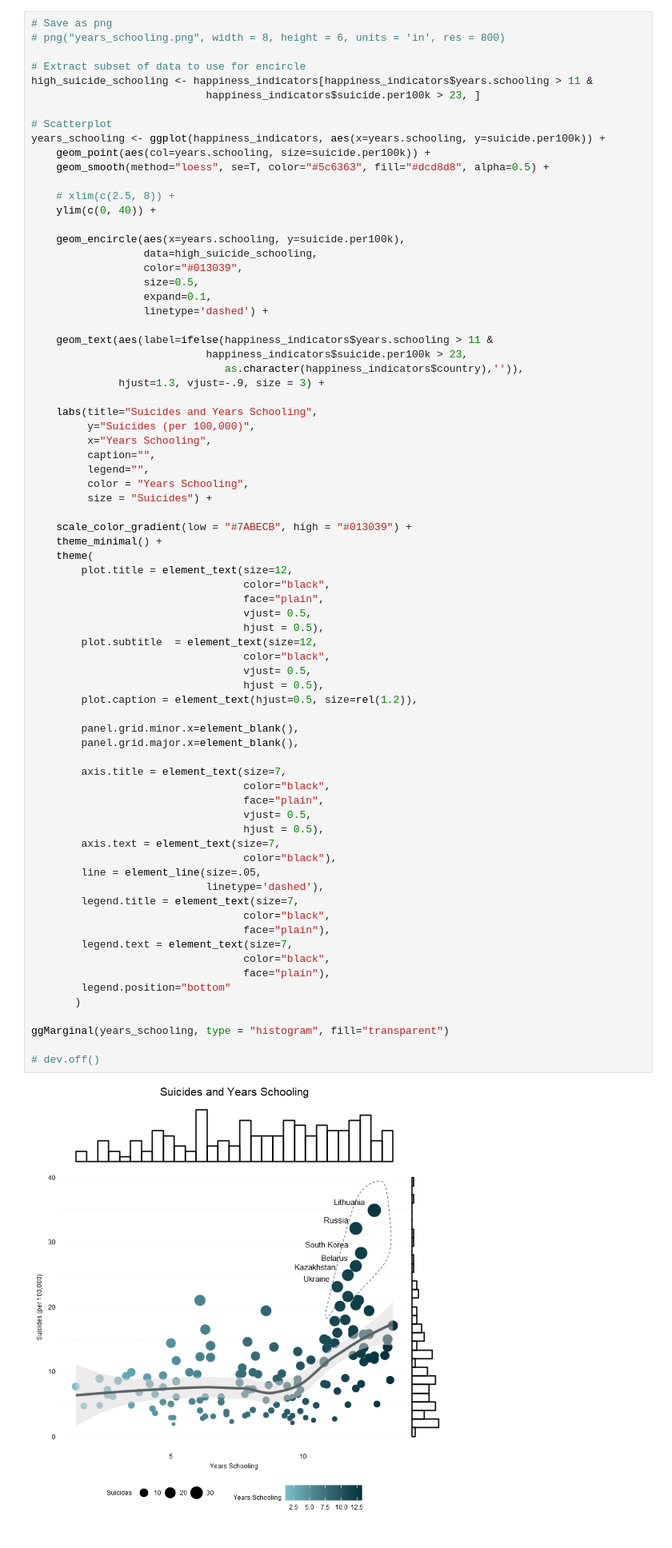
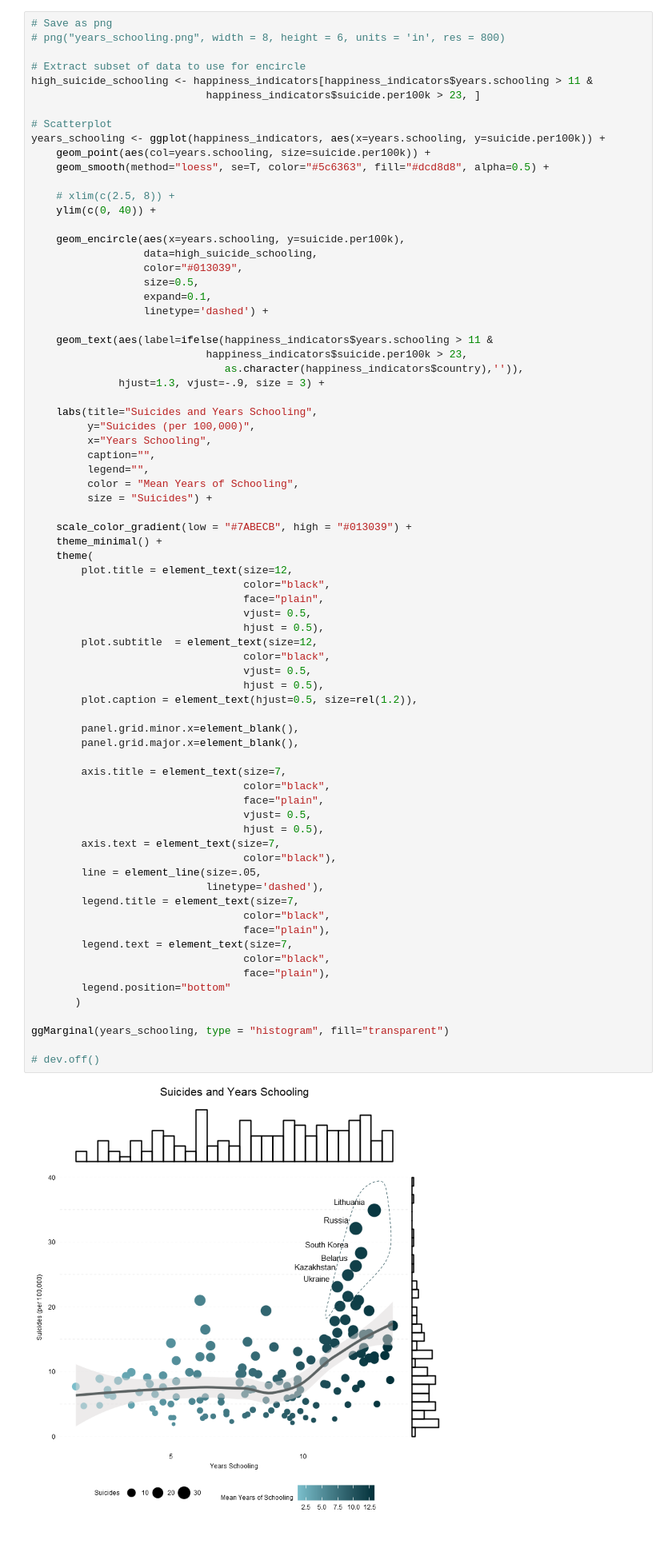
Before and after one commit to BarbaraStempien/DA--Happiness-Wealth-Suicide, a Jupyter notebook: Happiness, Wealth, and Suicide - Unexpected Trends.ipynb, the cells around one changed output. Shown: that part at 80% size. Cells and saved outputs as stored; diff of their text form.

```diff
--- a/Happiness, Wealth, and Suicide - Unexpected Trends.ipynb
+++ b/Happiness, Wealth, and Suicide - Unexpected Trends.ipynb
@@ -272,7 +272,7 @@ years_schooling <- ggplot(happiness_indicators, aes(x=years.schooling, y=suicide
          x="Years Schooling",
          caption="",
          legend="",
-         color = "Years Schooling",
+         color = "Mean Years of Schooling",
          size = "Suicides") +
 
     scale_color_gradient(low = "#7ABECB", high = "#013039") +
@@ -287,34 +287,34 @@ years_schooling <- ggplot(happiness_indicators, aes(x=years.schooling, y=suicide
                                   color="black",
                                   vjust= 0.5,
                                   hjust = 0.5),
         plot.caption = element_text(hjust=0.5, size=rel(1.2)),
 
         panel.grid.minor.x=element_blank(),
         panel.grid.major.x=element_blank(),
 
         axis.title = element_text(size=7,
                                   color="black",
                                   face="plain",
                                   vjust= 0.5,
                                   hjust = 0.5),
         axis.text = element_text(size=7,
                                   color="black"),
         line = element_line(size=.05,
                             linetype='dashed'),
         legend.title = element_text(size=7,
                                   color="black",
                                   face="plain"),
         legend.text = element_text(size=7,
                                   color="black",
                                   face="plain"),
         legend.position="bottom"
        )
 
 ggMarginal(years_schooling, type = "histogram", fill="transparent")
 
 # dev.off()
 # %% [output]
-[figure, old version]
+[figure, new version]
 # %% [markdown]
 ## Suicides vs Alcohol Consumption
 # %%
```
Also changed, not shown: parts of 1 cell of this notebook, 2 other files.
